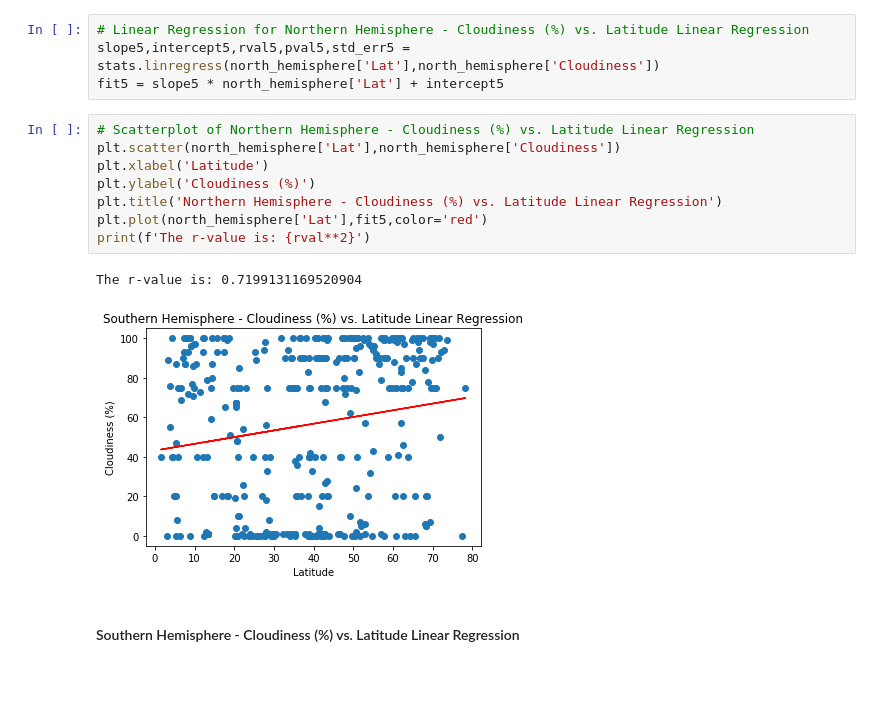
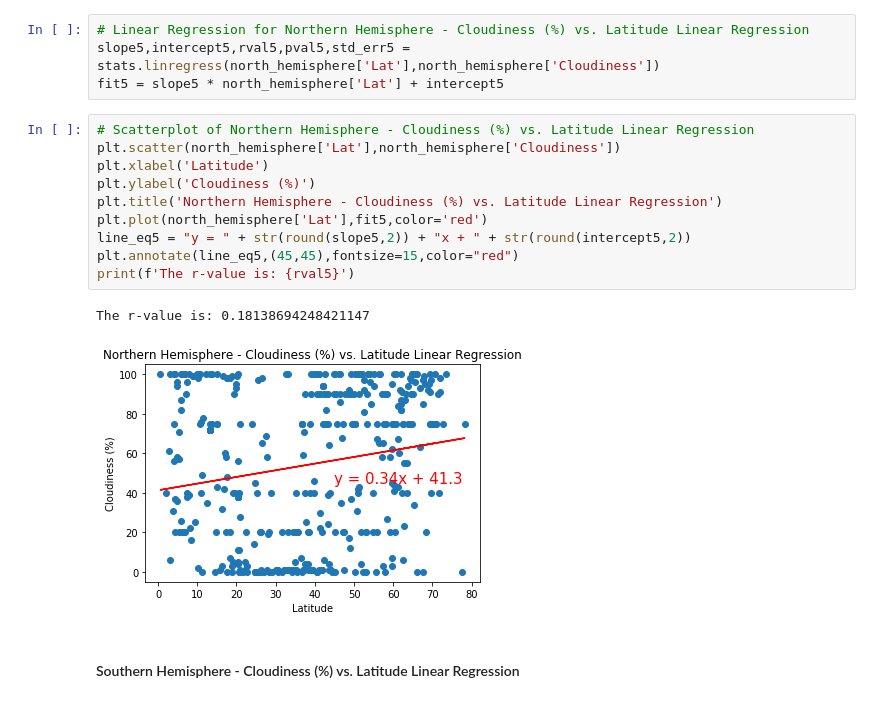
Before and after one commit to ktruong14/python_api_challenge, a Jupyter notebook: starter_code/WeatherPy.ipynb, the cells around one changed output. Drawn from its saved outputs; the diff is of its cells as text.

```diff
--- a/starter_code/WeatherPy.ipynb
+++ b/starter_code/WeatherPy.ipynb
@@ -323,14 +341,16 @@ fit5 = slope5 * north_hemisphere['Lat'] + intercept5
 # %%
 # Scatterplot of Northern Hemisphere - Cloudiness (%) vs. Latitude Linear Regression
 plt.scatter(north_hemisphere['Lat'],north_hemisphere['Cloudiness'])
 plt.xlabel('Latitude')
 plt.ylabel('Cloudiness (%)')
 plt.title('Northern Hemisphere - Cloudiness (%) vs. Latitude Linear Regression')
 plt.plot(north_hemisphere['Lat'],fit5,color='red')
-print(f'The r-value is: {rval**2}')
+line_eq5 = "y = " + str(round(slope5,2)) + "x + " + str(round(intercept5,2))
+plt.annotate(line_eq5,(45,45),fontsize=15,color="red")
+print(f'The r-value is: {rval5}')
 # %% [output]
-The r-value is: 0.7199131169520904
+The r-value is: 0.18138694248421147
-[figure, old version]
+[figure, new version]
 # %% [markdown]
 ####  Southern Hemisphere - Cloudiness (%) vs. Latitude Linear Regression
 # %%
```
Also changed, not shown: parts of 18 cells of this notebook, 1 other file.
